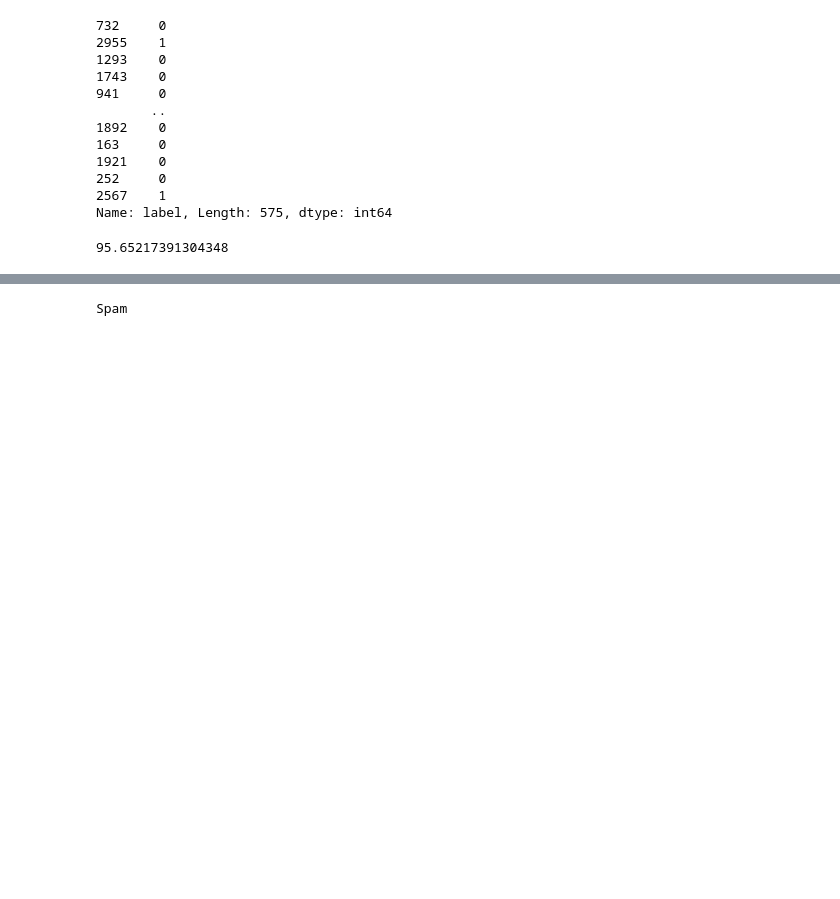
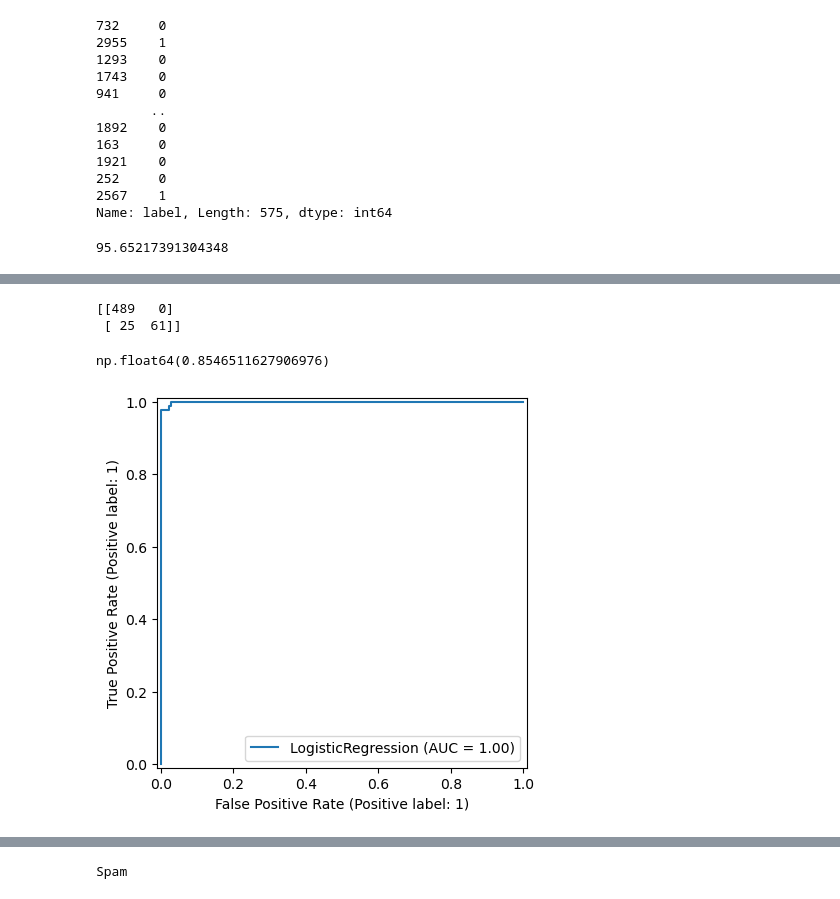
Before and after one commit to ashutoshkarspacex-cmd/Machine-learning-project-, a Jupyter notebook: spam_not_spam.ipynb, the cells around one changed output, grey strips where cells are left out. Cells and saved outputs as stored; diff of their text form; code cells hidden in the pictures; blank space fills up the shorter version.

Commit message:
adding readme/roc_auc curves and ref. images

```diff
--- a/spam_not_spam.ipynb
+++ b/spam_not_spam.ipynb
@@ -177,0 +198,14 @@ accuracy_score(y_pred,y_test)*100
+# %%
+cm=confusion_matrix(y_test,y_pred)
+print(cm)
+# %% [output]
+[[489   0]
+ [ 25  61]]
+# %%
+roc_auc_score(y_test,y_pred).astype(float)
+# %% [output]
+np.float64(0.8546511627906976)
+# %%
+svc_disp = RocCurveDisplay.from_estimator(lr, x_test, y_test)
+# %% [output]
+[figure, added]
```
Also changed, not shown: parts of 7 cells of this notebook, 6 other files.
